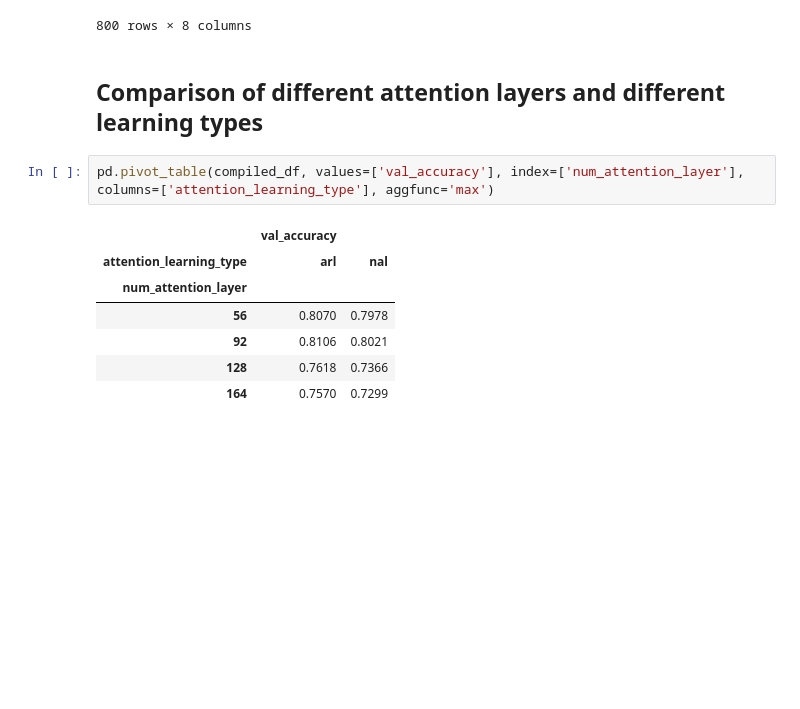
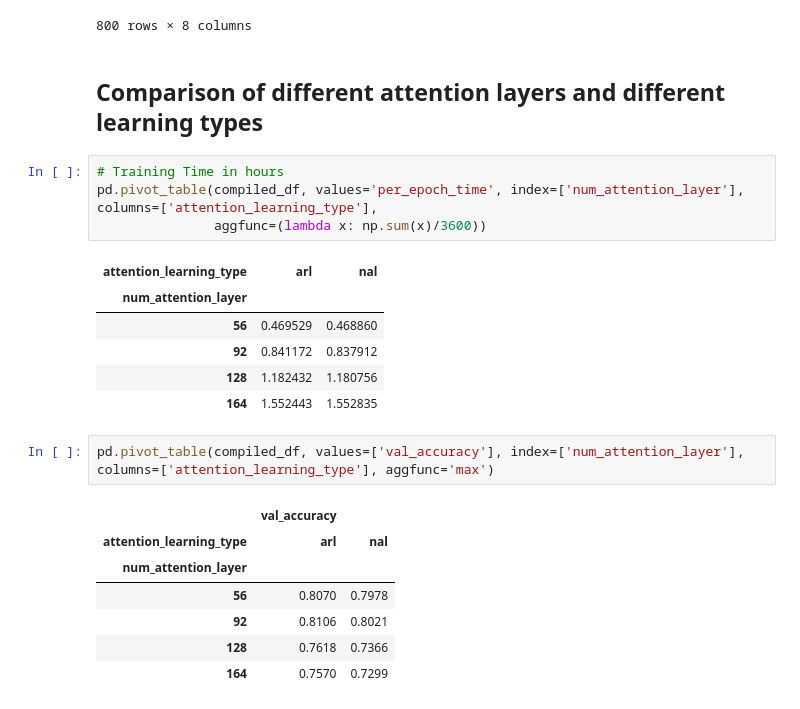
Before and after one commit to NERDecbm4040/recreating-residual-attention-network, a Jupyter notebook: nbks/arl_nal_comparison/Analysis-ARL-vs-NAL.ipynb, the cells around one changed output. Saved outputs shown, nothing was run; the diff lists cells and outputs as text; blank space fills up the shorter version.

Commit message:
add training time comparison

```diff
--- a/nbks/arl_nal_comparison/Analysis-ARL-vs-NAL.ipynb
+++ b/nbks/arl_nal_comparison/Analysis-ARL-vs-NAL.ipynb
@@ -66,6 +69,17 @@ compiled_df
 800 rows × 8 columns
 # %% [markdown]
 ## Comparison of different attention layers and different learning types
+# %%
+# Training Time in hours
+pd.pivot_table(compiled_df, values='per_epoch_time', index=['num_attention_layer'], columns=['attention_learning_type'],
+               aggfunc=(lambda x: np.sum(x)/3600))
+# %% [output]
+| attention_learning_type | arl | nal |
+| num_attention_layer |  |  |
+| 56 | 0.469529 | 0.468860 |
+| 92 | 0.841172 | 0.837912 |
+| 128 | 1.182432 | 1.180756 |
+| 164 | 1.552443 | 1.552835 |
 # %%
 pd.pivot_table(compiled_df, values=['val_accuracy'], index=['num_attention_layer'], columns=['attention_learning_type'], aggfunc='max')
 # %% [output]
```
Also changed, not shown: parts of 3 cells of this notebook.
